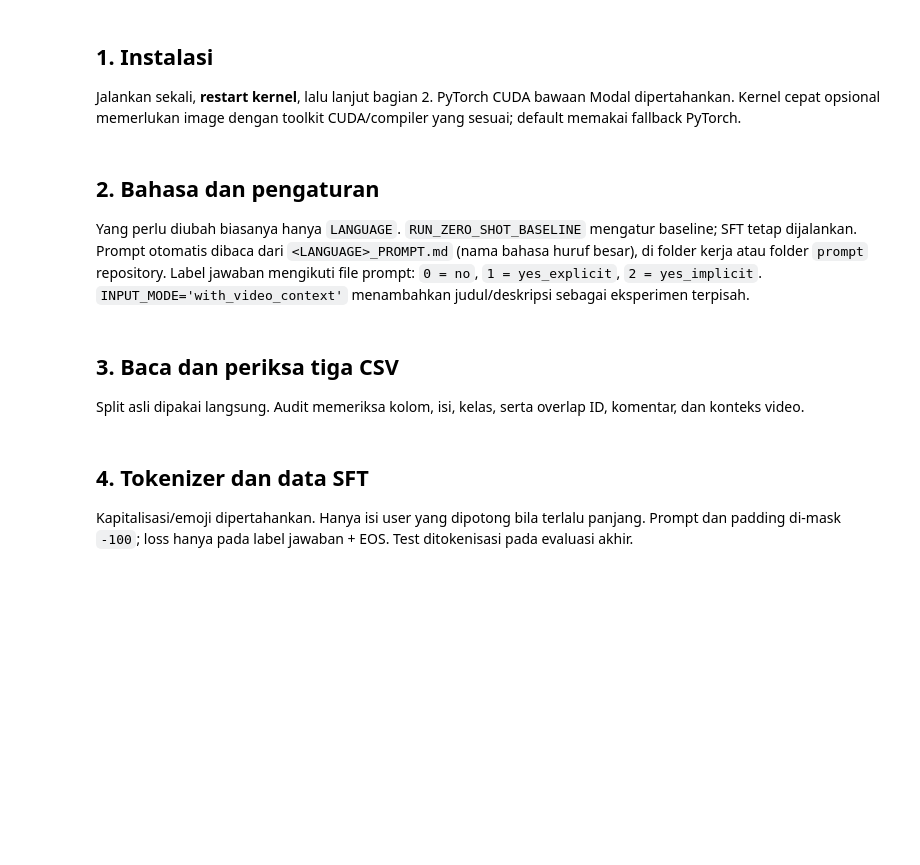
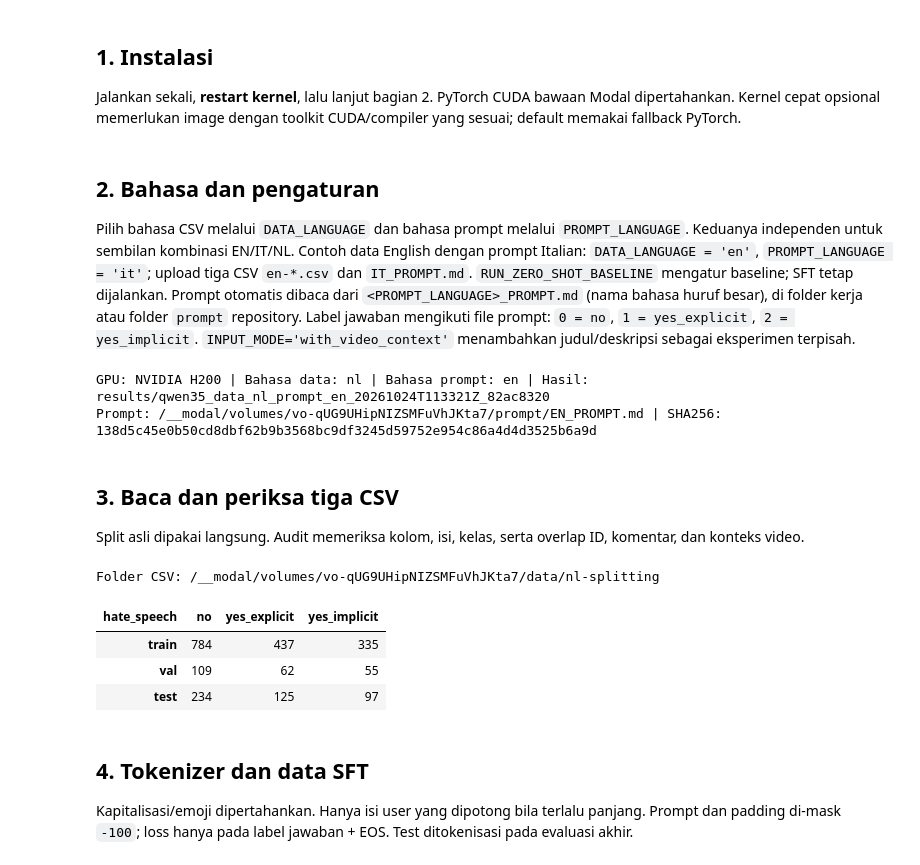
Before and after one commit to solonuansa/project-ptm, a Jupyter notebook: Analisis/notebooks/qwen3.5-9b.ipynb, the cells around one changed output. Cells and saved outputs as stored; diff of their text form; code cells hidden in the pictures; blank space fills up the shorter version.

Commit message:
Record Dutch Qwen results and streamline report exports

```diff
--- a/Analisis/notebooks/qwen3.5-9b.ipynb
+++ b/Analisis/notebooks/qwen3.5-9b.ipynb
@@ -30,12 +30,14 @@ print('Restart kernel, lalu lanjut bagian 2.')
 # %% [markdown]
 ## 2. Bahasa dan pengaturan
 
-Yang perlu diubah biasanya hanya `LANGUAGE`. `RUN_ZERO_SHOT_BASELINE` mengatur baseline; SFT tetap dijalankan.
-Prompt otomatis dibaca dari `<LANGUAGE>_PROMPT.md` (nama bahasa huruf besar), di folder kerja atau folder `prompt` repository.
+Pilih bahasa CSV melalui `DATA_LANGUAGE` dan bahasa prompt melalui `PROMPT_LANGUAGE`. Keduanya independen untuk sembilan kombinasi EN/IT/NL.
+Contoh data English dengan prompt Italian: `DATA_LANGUAGE = 'en'`, `PROMPT_LANGUAGE = 'it'`; upload tiga CSV `en-*.csv` dan `IT_PROMPT.md`. `RUN_ZERO_SHOT_BASELINE` mengatur baseline; SFT tetap dijalankan.
+Prompt otomatis dibaca dari `<PROMPT_LANGUAGE>_PROMPT.md` (nama bahasa huruf besar), di folder kerja atau folder `prompt` repository.
 Label jawaban mengikuti file prompt: `0 = no`, `1 = yes_explicit`, `2 = yes_implicit`.
 `INPUT_MODE='with_video_context'` menambahkan judul/deskripsi sebagai eksperimen terpisah.
 # %%
-LANGUAGE = 'en'  # 'en', 'it', atau 'nl'; satu bahasa per run.
+DATA_LANGUAGE = 'nl'  # Bahasa tiga CSV: 'en', 'it', atau 'nl'.
+PROMPT_LANGUAGE = 'en'  # Bahasa prompt: 'en', 'it', atau 'nl'; bebas dari bahasa data.
 RUN_ZERO_SHOT_BASELINE = True
 INPUT_MODE = 'comment_only'  # atau 'with_video_context'
 MAX_LENGTH = 1024
@@ -81,74 +83,85 @@ from sklearn.metrics import classification_report, confusion_matrix
 from tqdm.auto import tqdm
 from transformers import AutoTokenizer, Qwen3_5ForCausalLM, Trainer, TrainingArguments, EarlyStoppingCallback, set_seed
 
-assert LANGUAGE in LANGUAGES and INPUT_MODE in {'comment_only', 'with_video_context'}
+assert DATA_LANGUAGE in LANGUAGES, 'DATA_LANGUAGE harus en, it, atau nl.'
+assert PROMPT_LANGUAGE in LANGUAGES, 'PROMPT_LANGUAGE harus en, it, atau nl.'
+assert INPUT_MODE in {'comment_only', 'with_video_context'}
 assert MAX_LENGTH >= 256 and min(BATCH_SIZE, GRAD_ACCUM, EVAL_BATCH_SIZE) > 0
 if transformers.__version__ != '5.20.2' or peft.__version__ != '0.21.2':
     raise RuntimeError('Jalankan instalasi lalu restart kernel.')
 if not torch.cuda.is_available() or torch.cuda.device_count() != 1 or not torch.cuda.is_bf16_supported():
     raise RuntimeError('Pilih satu GPU CUDA yang mendukung BF16, misalnya H200.')
 set_seed(SEED)
-OUT = Path('results') / f"qwen35_{LANGUAGE}_{datetime.now(timezone.utc):%Y%m%dT%H%M%SZ}_{uuid4().hex[:8]}"
+OUT = Path('results') / f"qwen35_prompt-{PROMPT_LANGUAGE}_data-{DATA_LANGUAGE}_{datetime.now(timezone.utc):%Y%m%dT%H%M%SZ}_{uuid4().hex[:8]}"
 OUT.mkdir(parents=True, exist_ok=False)
-print('GPU:', torch.cuda.get_device_name(0), '| Bahasa:', LANGUAGE, '| Hasil:', OUT)
+print('GPU:', torch.cuda.get_device_name(0), '| Bahasa data:', DATA_LANGUAGE, '| Bahasa prompt:', PROMPT_LANGUAGE, '| Hasil:', OUT)
 
-PROMPT_NAME = f'{LANGUAGE.upper()}_PROMPT.md'
+PROMPT_NAME = f'{PROMPT_LANGUAGE.upper()}_PROMPT.md'
 prompt_candidates = [Path('.') / PROMPT_NAME, Path('prompt') / PROMPT_NAME,
                      Path('Analisis/prompt') / PROMPT_NAME, Path('../prompt') / PROMPT_NAME]
 PROMPT_PATH = next((path for path in prompt_candidates if path.is_file()), None)
 if PROMPT_PATH is None:
     raise FileNotFoundError(
         f'Upload {PROMPT_NAME} bersama tiga CSV ke {Path.cwd()}, '
-        'atau letakkan di folder prompt repository. Periksa LANGUAGE.')
+        'atau letakkan di folder prompt repository. Periksa PROMPT_LANGUAGE.')
 PROMPT_BYTES = PROMPT_PATH.read_bytes()
 SYSTEM_PROMPT = PROMPT_BYTES.decode('utf-8-sig').strip()
 if not SYSTEM_PROMPT:
     raise ValueError(f'File prompt kosong: {PROMPT_PATH.resolve()}')
 PROMPT_SHA256 = hashlib.sha256(PROMPT_BYTES).hexdigest()
 print('Prompt:', PROMPT_PATH.resolve(), '| SHA256:', PROMPT_SHA256)
+# %% [output]
+GPU: NVIDIA H200 | Bahasa data: nl | Bahasa prompt: en | Hasil: results/qwen35_data_nl_prompt_en_20261024T113321Z_82ac8320
+Prompt: /__modal/volumes/vo-qUG9UHipNIZSMFuVhJKta7/prompt/EN_PROMPT.md | SHA256: 138d5c45e0b50cd8dbf62b9b3568bc9df3245d59752e954c86a4d4d3525b6a9d
 # %% [markdown]
 ## 3. Baca dan periksa tiga CSV
 
 Split asli dipakai langsung. Audit memeriksa kolom, isi, kelas, serta overlap ID, komentar, dan konteks video.
 # %%
-names = [f'{LANGUAGE}-{split}.csv' for split in ('train', 'val', 'test')]
-candidates = [Path('.'), Path('data'), Path(f'{LANGUAGE}-splitting'),
-              Path('data') / f'{LANGUAGE}-splitting', Path('Analisis/data') / f'{LANGUAGE}-splitting',
-              Path('../data') / f'{LANGUAGE}-splitting']
+names = [f'{DATA_LANGUAGE}-{split}.csv' for split in ('train', 'val', 'test')]
+candidates = [Path('.'), Path('data'), Path(f'{DATA_LANGUAGE}-splitting'),
+              Path('data') / f'{DATA_LANGUAGE}-splitting', Path('Analisis/data') / f'{DATA_LANGUAGE}-splitting',
+              Path('../data') / f'{DATA_LANGUAGE}-splitting']
 for DATA_DIR in candidates:
     present = [(DATA_DIR / name).is_file() for name in names]
     if any(present):
         if not all(present):
             raise FileNotFoundError(f'Lengkapi {names} dalam folder {DATA_DIR.resolve()}.')
         break
 else:
-    raise FileNotFoundError(f'Upload {names} ke {Path.cwd()}. Periksa LANGUAGE.')
+    raise FileNotFoundError(f'Upload {names} ke {Path.cwd()}. Periksa DATA_LANGUAGE.')
 
 frames, source_hashes, audit_keys = {}, {}, {}
 normalize = lambda text: re.sub(r'\s+', ' ', unicodedata.normalize('NFKC', str(text)).casefold()).strip()
 for split, name in zip(('train', 'val', 'test'), names):
     frame = pd.read_csv(DATA_DIR / name, dtype=str, keep_default_na=False, encoding='utf-8-sig')
     required = {'StereoQueerEval_id', 'yt_comment', 'hate_speech'}
     if INPUT_MODE == 'with_video_context':
         required |= {'yt_title', 'yt_description'}
     if not required <= set(frame.columns) or frame.empty:
         raise ValueError(f'{name}: kolom wajib hilang atau split kosong.')
     if frame[['StereoQueerEval_id', 'yt_comment']].apply(lambda column: column.str.strip().eq('')).any().any():
         raise ValueError(f'{name}: ID/komentar kosong.')
     if frame['StereoQueerEval_id'].duplicated().any() or set(frame['hate_speech']) != set(LABELS):
         raise ValueError(f'{name}: ID duplikat atau kelas tidak sesuai.')
     audit_keys[split] = {'id': set(frame['StereoQueerEval_id']), 'comment': set(frame['yt_comment'].map(normalize))}
     if {'yt_title', 'yt_description'} <= set(frame.columns):
         contexts = zip(frame['yt_title'].map(normalize), frame['yt_description'].map(normalize))
         audit_keys[split]['video'] = {pair for pair in contexts if any(pair)}
     frames[split] = frame
     source_hashes[name] = hashlib.sha256((DATA_DIR / name).read_bytes()).hexdigest()
 for left, right in combinations(frames, 2):
     for key in audit_keys[left].keys() & audit_keys[right].keys():
         if audit_keys[left][key] & audit_keys[right][key]:
             raise ValueError(f'Overlap {key}: {left} dan {right}. Periksa split asli.')
 print('Folder CSV:', DATA_DIR.resolve())
 display(pd.DataFrame({split: frame['hate_speech'].value_counts() for split, frame in frames.items()}).T)
+# %% [output]
+Folder CSV: /__modal/volumes/vo-qUG9UHipNIZSMFuVhJKta7/data/nl-splitting
+| hate_speech | no | yes_explicit | yes_implicit |
+| train | 784 | 437 | 335 |
+| val | 109 | 62 | 55 |
+| test | 234 | 125 | 97 |
 # %% [markdown]
 ## 4. Tokenizer dan data SFT
 
```
Also changed, not shown: parts of 10 cells of this notebook, 21 other files.
